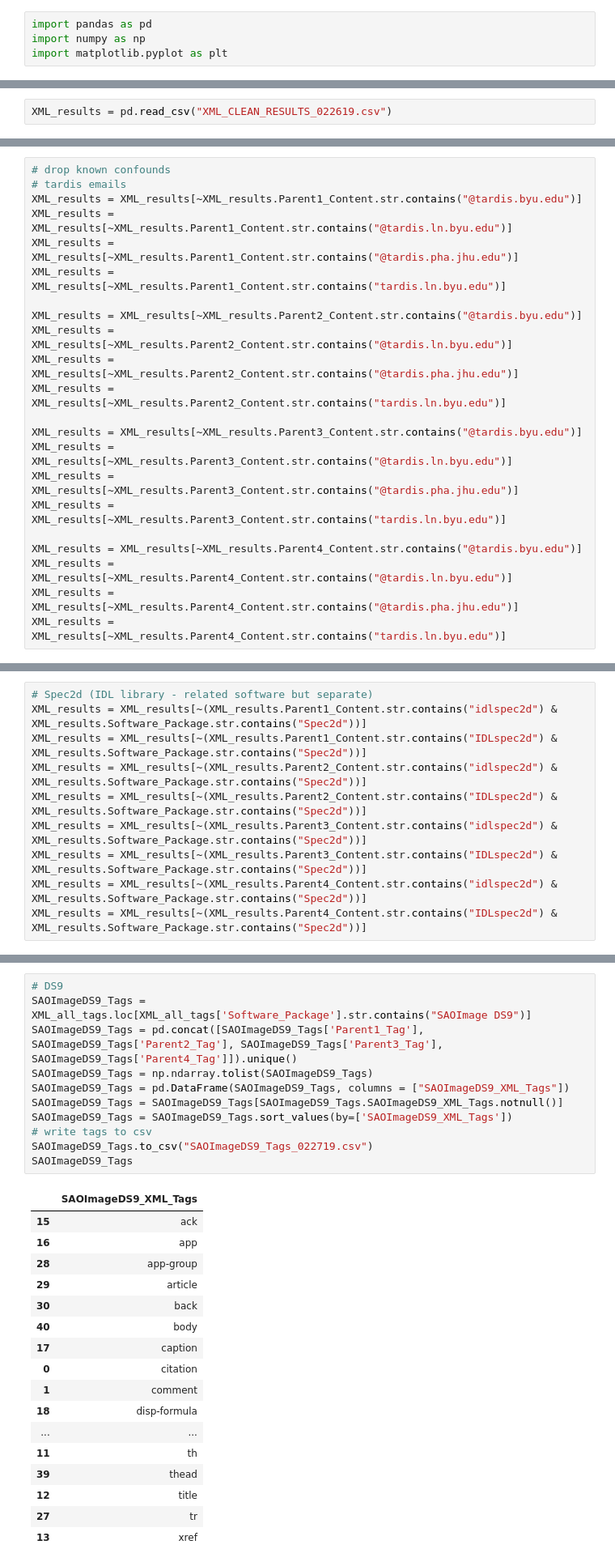
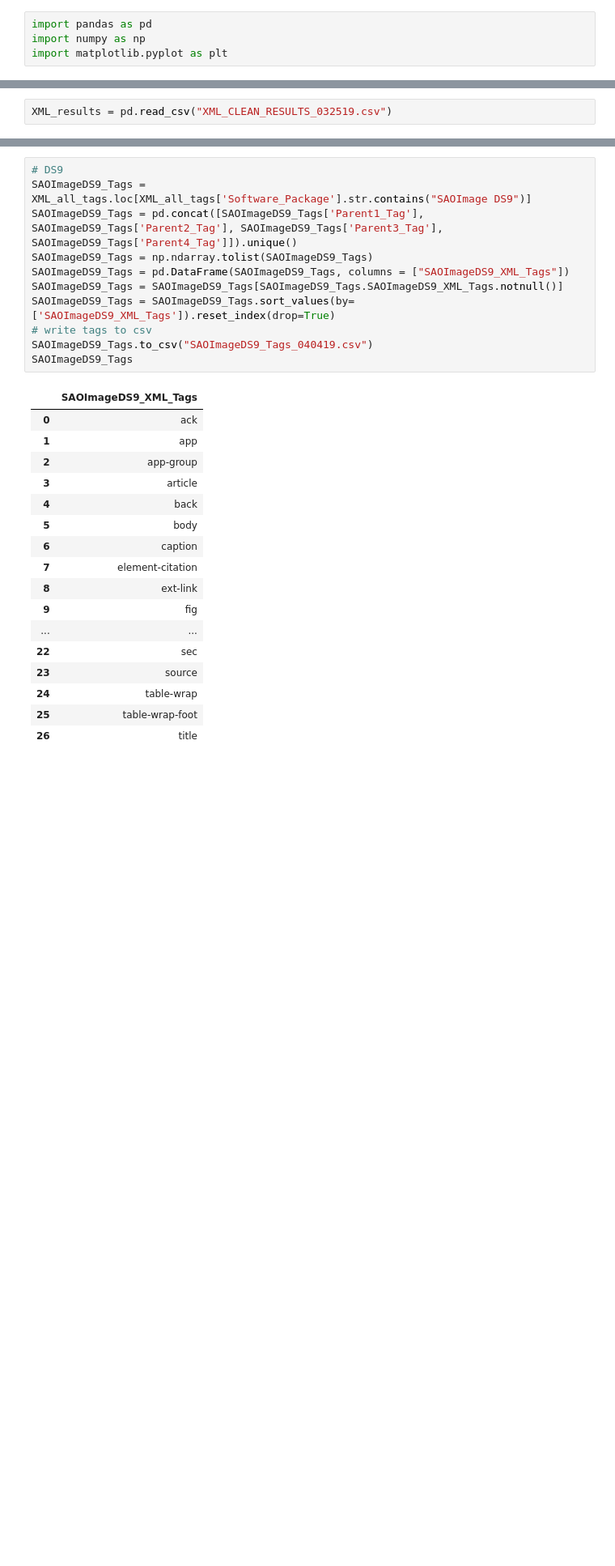
Before and after one commit to CfA-Library/Cite_Astro_Software, a Jupyter notebook: Citation_Study_2019/XML_SEARCH/XML_ANALYSIS/XML_FINAL_ANALYSIS_040419.ipynb, the cells around one changed output, grey strips where cells are left out. Shown at 81% size. Drawn from its saved outputs; the diff is of its cells as text; blank space fills up the shorter version.

```diff
--- a/Citation_Study_2019/XML_SEARCH/XML_ANALYSIS/XML_ANALYSIS_022619.ipynb
+++ b/Citation_Study_2019/XML_SEARCH/XML_ANALYSIS/XML_FINAL_ANALYSIS_040419.ipynb
@@ -10,2 +10,2 @@ import matplotlib.pyplot as plt
 # %%
-XML_results = pd.read_csv("XML_CLEAN_RESULTS_022619.csv")
+XML_results = pd.read_csv("XML_CLEAN_RESULTS_032519.csv")
@@ -140,22 +134,0 @@ list(XML_results.columns.values)
-# %%
-# drop known confounds
-# tardis emails
-XML_results = XML_results[~XML_results.Parent1_Content.str.contains("@tardis.byu.edu")]
-XML_results = XML_results[~XML_results.Parent1_Content.str.contains("@tardis.ln.byu.edu")]
-XML_results = XML_results[~XML_results.Parent1_Content.str.contains("@tardis.pha.jhu.edu")]
-XML_results = XML_results[~XML_results.Parent1_Content.str.contains("tardis.ln.byu.edu")]
-
-XML_results = XML_results[~XML_results.Parent2_Content.str.contains("@tardis.byu.edu")]
-XML_results = XML_results[~XML_results.Parent2_Content.str.contains("@tardis.ln.byu.edu")]
-XML_results = XML_results[~XML_results.Parent2_Content.str.contains("@tardis.pha.jhu.edu")]
-XML_results = XML_results[~XML_results.Parent2_Content.str.contains("tardis.ln.byu.edu")]
-
-XML_results = XML_results[~XML_results.Parent3_Content.str.contains("@tardis.byu.edu")]
-XML_results = XML_results[~XML_results.Parent3_Content.str.contains("@tardis.ln.byu.edu")]
-XML_results = XML_results[~XML_results.Parent3_Content.str.contains("@tardis.pha.jhu.edu")]
-XML_results = XML_results[~XML_results.Parent3_Content.str.contains("tardis.ln.byu.edu")]
-
-XML_results = XML_results[~XML_results.Parent4_Content.str.contains("@tardis.byu.edu")]
-XML_results = XML_results[~XML_results.Parent4_Content.str.contains("@tardis.ln.byu.edu")]
-XML_results = XML_results[~XML_results.Parent4_Content.str.contains("@tardis.pha.jhu.edu")]
-XML_results = XML_results[~XML_results.Parent4_Content.str.contains("tardis.ln.byu.edu")]
@@ -256,10 +134,0 @@ XML_results = XML_results[~(XML_results.Parent4_Content.str.contains("stingray l
-# %%
-# Spec2d (IDL library - related software but separate)
-XML_results = XML_results[~(XML_results.Parent1_Content.str.contains("idlspec2d") & XML_results.Software_Package.str.contains("Spec2d"))]
-XML_results = XML_results[~(XML_results.Parent1_Content.str.contains("IDLspec2d") & XML_results.Software_Package.str.contains("Spec2d"))]
-XML_results = XML_results[~(XML_results.Parent2_Content.str.contains("idlspec2d") & XML_results.Software_Package.str.contains("Spec2d"))]
-XML_results = XML_results[~(XML_results.Parent2_Content.str.contains("IDLspec2d") & XML_results.Software_Package.str.contains("Spec2d"))]
-XML_results = XML_results[~(XML_results.Parent3_Content.str.contains("idlspec2d") & XML_results.Software_Package.str.contains("Spec2d"))]
-XML_results = XML_results[~(XML_results.Parent3_Content.str.contains("IDLspec2d") & XML_results.Software_Package.str.contains("Spec2d"))]
-XML_results = XML_results[~(XML_results.Parent4_Content.str.contains("idlspec2d") & XML_results.Software_Package.str.contains("Spec2d"))]
-XML_results = XML_results[~(XML_results.Parent4_Content.str.contains("IDLspec2d") & XML_results.Software_Package.str.contains("Spec2d"))]
@@ -370,32 +237,32 @@ RADMC3D_Tags
 # %%
 # DS9
 SAOImageDS9_Tags = XML_all_tags.loc[XML_all_tags['Software_Package'].str.contains("SAOImage DS9")]
 SAOImageDS9_Tags = pd.concat([SAOImageDS9_Tags['Parent1_Tag'], SAOImageDS9_Tags['Parent2_Tag'], SAOImageDS9_Tags['Parent3_Tag'], SAOImageDS9_Tags['Parent4_Tag']]).unique()
 SAOImageDS9_Tags = np.ndarray.tolist(SAOImageDS9_Tags)
 SAOImageDS9_Tags = pd.DataFrame(SAOImageDS9_Tags, columns = ["SAOImageDS9_XML_Tags"])
 SAOImageDS9_Tags = SAOImageDS9_Tags[SAOImageDS9_Tags.SAOImageDS9_XML_Tags.notnull()]
-SAOImageDS9_Tags = SAOImageDS9_Tags.sort_values(by=['SAOImageDS9_XML_Tags'])
+SAOImageDS9_Tags = SAOImageDS9_Tags.sort_values(by=['SAOImageDS9_XML_Tags']).reset_index(drop=True)
 # write tags to csv
-SAOImageDS9_Tags.to_csv("SAOImageDS9_Tags_022719.csv")
+SAOImageDS9_Tags.to_csv("SAOImageDS9_Tags_040419.csv")
 SAOImageDS9_Tags
 # %% [output]
 |  | SAOImageDS9_XML_Tags |
-| 15 | ack |
-| 16 | app |
-| 28 | app-group |
-| 29 | article |
-| 30 | back |
-| 40 | body |
-| 17 | caption |
-| 0 | citation |
-| 1 | comment |
-| 18 | disp-formula |
+| 0 | ack |
+| 1 | app |
+| 2 | app-group |
+| 3 | article |
+| 4 | back |
+| 5 | body |
+| 6 | caption |
+| 7 | element-citation |
+| 8 | ext-link |
+| 9 | fig |
 | ... | ... |
-| 11 | th |
-| 39 | thead |
-| 12 | title |
-| 27 | tr |
-| 13 | xref |
+| 22 | sec |
+| 23 | source |
+| 24 | table-wrap |
+| 25 | table-wrap-foot |
+| 26 | title |
 # %%
 # Spec2d
 Spec2d_Tags = XML_all_tags.loc[XML_all_tags['Software_Package'].str.contains("Spec2d")]
```
Also changed, not shown: parts of 36 cells of this notebook, 18 other files.
